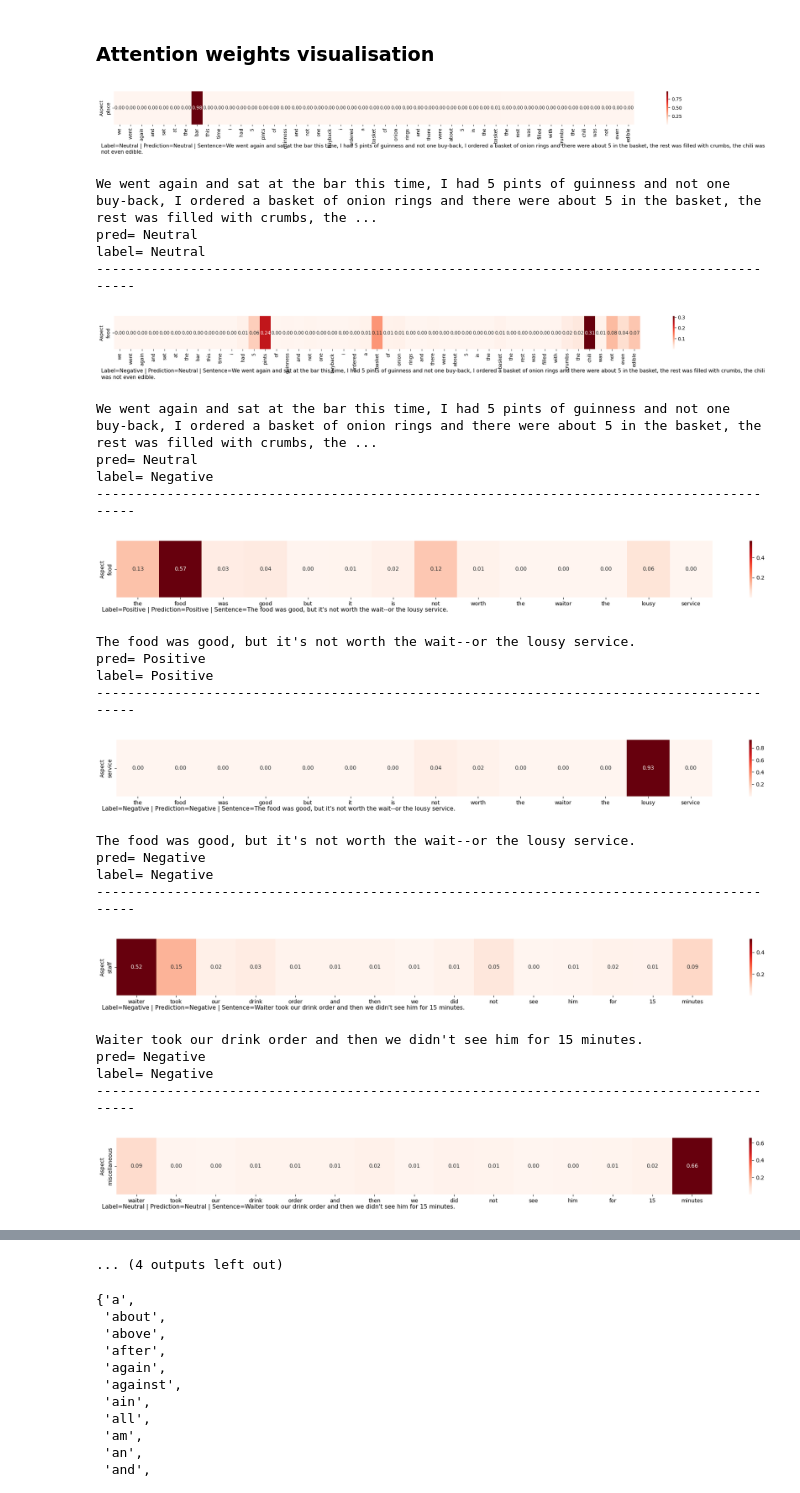
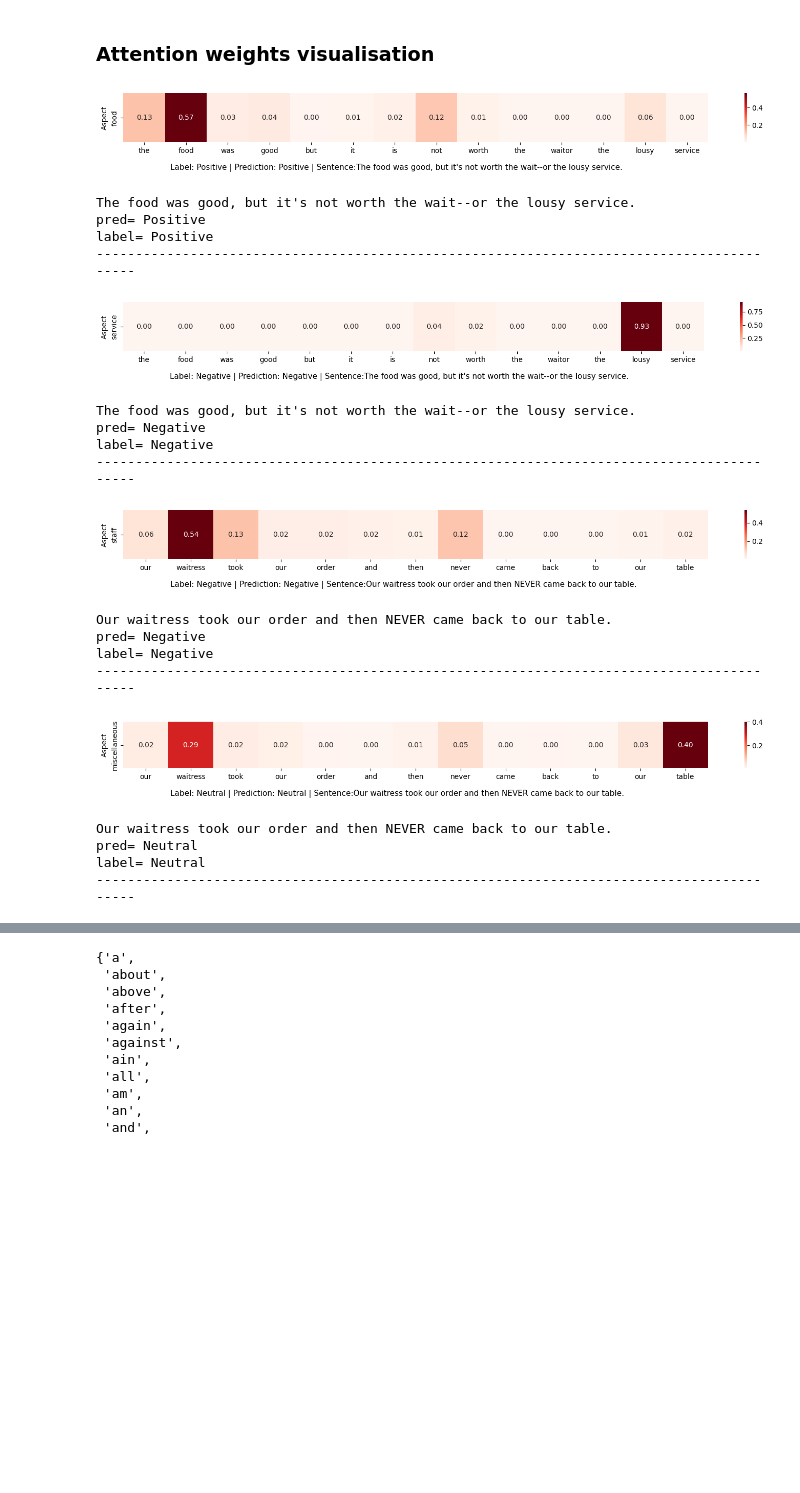
Before and after one commit to milanaveed/cits4012_project, a Jupyter notebook: 4012_v1.ipynb, the cells around one changed output, grey strips where cells are left out. Saved outputs shown, nothing was run; the diff lists cells and outputs as text; code cells hidden in the pictures; blank space fills up the shorter version.

Commit message:
improve weights visualisation

```diff
--- a/4012_v1.ipynb
+++ b/4012_v1.ipynb
@@ -2279,7 +2279,7 @@ def generate_plot(index, sentence, aspect, attention_weights, text):
     :param aspect: aspect words
     :param attention_weights: attention weight (tensor)
     """
-    fig = plt.figure(figsize=(20, 2))
+    fig = plt.figure(figsize=(15, 1.5))
     sns.heatmap(
         attention_weights,
         annot=True,
@@ -2293,8 +2293,8 @@ def generate_plot(index, sentence, aspect, attention_weights, text):
     # plt.title("Attention Visualization")
     bottom_text = text
     fig.text(
-        0.01,
-        0.01,
+        0.1,
+        -0.1,
         bottom_text,
         horizontalalignment="left",
         wrap=True,
@@ -2319,7 +2319,7 @@ def visualize_attention(df, index, attention_weights, predictions, labels):
     pred = index_to_label[predictions[index]]
     label = index_to_label[labels[index]]
     original_sentence = df["sentence"][index]
-    text = f"Label={label} | Prediction={pred} | Sentence={original_sentence}"
+    text = f"Label: {label} | Prediction: {pred} | Sentence:{original_sentence}"
     generate_plot(index, sentence_sample, aspect_sample, attention_weights_sample, text)
     print(original_sentence)
     print("pred=", pred)
@@ -2333,60 +2333,59 @@ all_labels = []
 
 model3.eval()
 with torch.no_grad():
     # sentences, aspects = None, None
     # current_index = 0
     # for batch_sentences, batch_aspects, labels in test_loader2:
     #     batch_size = batch_sentences.size(0)
     #     if current_index <= target_index < current_index + batch_size:
     #         relative_index = target_index - current_index
     #         sentences = batch_sentences[relative_index].unsqueeze(0).to(device)
     #         aspects = batch_aspects[relative_index].unsqueeze(0).to(device)
     #         break
     #     current_index += batch_size
     data_iter = iter(test_loader2)
 
     batch_sentences, batch_aspects, labels = next(data_iter)
 
-    for target_index in range(8):
+    for target_index in list(range(32)):
 
         sentences = batch_sentences[target_index].unsqueeze(0).to(device)
         aspects = batch_aspects[target_index].unsqueeze(0).to(device)
 
         # Get the attention weight from the model
         outputs, attention_weights = model3(sentences, aspects)
         _, predicted = torch.max(outputs, 1)
         all_predictions.extend(predicted.cpu().numpy())
         all_labels.extend(labels.cpu().numpy())
 
         index_to_label = {0: "Neutral", 1: "Positive", 2: "Negative"}
 
-        visualize_attention(
-            test_df, target_index, attention_weights, all_predictions, all_labels
-        )
+        # visualize_attention(
+        #     test_df, target_index, attention_weights, all_predictions, all_labels
+        # )
+
+        if target_index in list([2, 3, 10, 11]):
+            visualize_attention(
+                test_df, target_index, attention_weights, all_predictions, all_labels
+            )
 # %% [output]
-[figure, old version]
+[figure, new version]
-We went again and sat at the bar this time, I had 5 pints of guinness and not one buy-back, I ordered a basket of onion rings and there were about 5 in the basket, the rest was filled with crumbs, the ...
-pred= Neutral
-label= Neutral
+The food was good, but it's not worth the wait--or the lousy service.
+pred= Positive
+label= Positive
 ------------------------------------------------------------------------------------------
-[figure, old version]
+[figure, new version]
-We went again and sat at the bar this time, I had 5 pints of guinness and not one buy-back, I ordered a basket of onion rings and there were about 5 in the basket, the rest was filled with crumbs, the ...
-pred= Neutral
+The food was good, but it's not worth the wait--or the lousy service.
+pred= Negative
 label= Negative
 ------------------------------------------------------------------------------------------
-[figure, old version]
+[figure, new version]
-The food was good, but it's not worth the wait--or the lousy service.
-pred= Positive
-label= Positive
+Our waitress took our order and then NEVER came back to our table.
+pred= Negative
+label= Negative
 ------------------------------------------------------------------------------------------
-[figure, old version]
+[figure, new version]
-The food was good, but it's not worth the wait--or the lousy service.
-pred= Negative
-label= Negative
+Our waitress took our order and then NEVER came back to our table.
+pred= Neutral
+label= Neutral
 ------------------------------------------------------------------------------------------
-[figure, removed]
-Waiter took our drink order and then we didn't see him for 15 minutes.
-pred= Negative
-label= Negative
-------------------------------------------------------------------------------------------
-[figure, removed]
@@ -2397,4 +2392,3 @@ label= Neutral
-... (4 outputs left out)
 # %%
 stop_words
 # %% [output]
```
Also changed, not shown: parts of 2 cells of this notebook, 32 other files.
